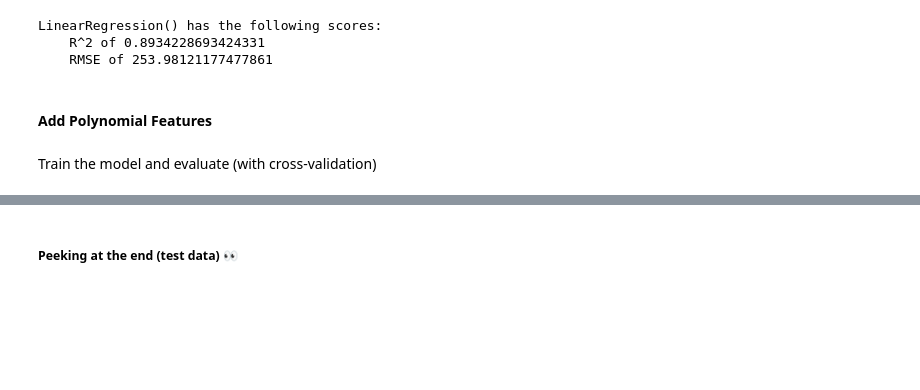
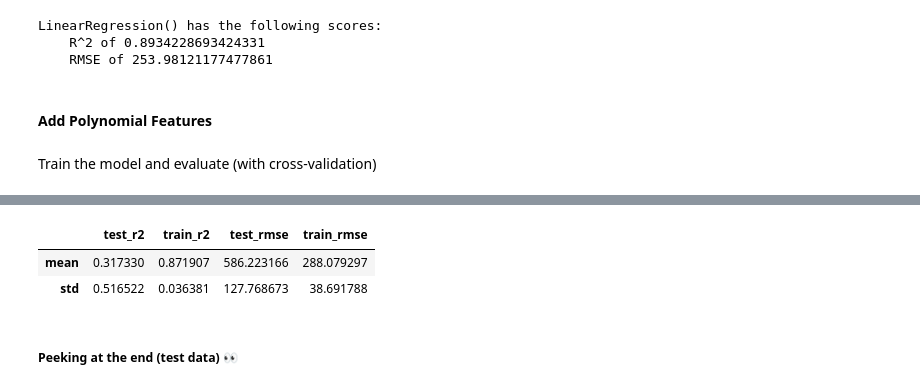
Before and after one commit to JasmineHuang25/ntl01-dtsc-live-103122, a Jupyter notebook: 3Phase/38-Regularization_Lecture.ipynb, the cells around one changed output, grey strips where cells are left out. Cells and saved outputs as stored; diff of their text form; code cells hidden in the pictures; blank space fills up the shorter version.

```diff
--- a/3Phase/38-Regularization_Lecture.ipynb
+++ b/3Phase/38-Regularization_Lecture.ipynb
@@ -530,5 +547,9 @@ poly_lr_df
 # %%
-poly_lr_df[['test_r2','train_r2','test_rmse','train_rmse']].agg(['mean','std']).T
+poly_lr_df[['test_r2','train_r2','test_rmse','train_rmse']].agg(['mean','std'])
+# %% [output]
+|  | test_r2 | train_r2 | test_rmse | train_rmse |
+| mean | 0.317330 | 0.871907 | 586.223166 | 288.079297 |
+| std | 0.516522 | 0.036381 | 127.768673 | 38.691788 |
 # %% [markdown]
 ##### Peeking at the end (test data) 👀
 # %%
```
Also changed, not shown: parts of 12 cells of this notebook.
